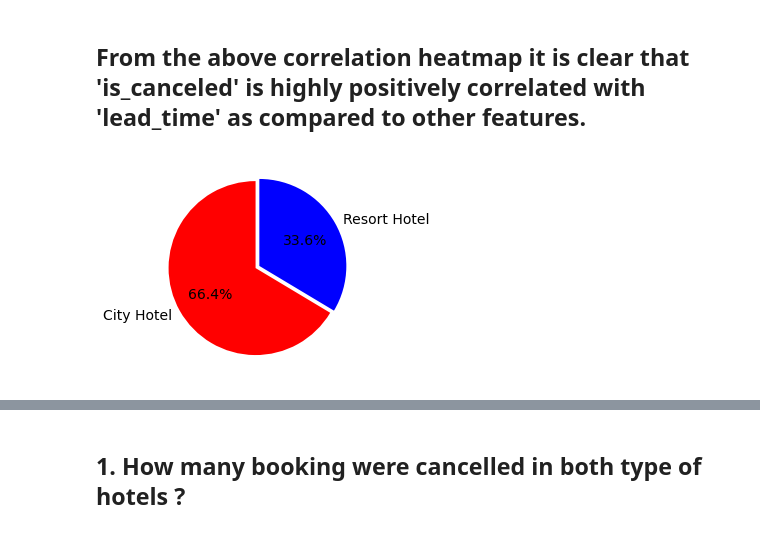
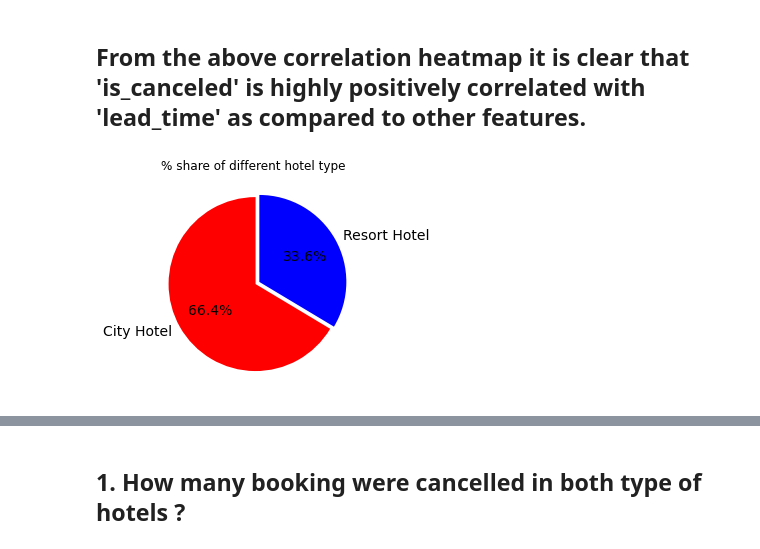
Before and after one commit to Shubhampanaskar/Hotel-Booking-Analysis-Capstone, a Jupyter notebook: Copy_of_Hotel_Booking_Analysis_BY_SHUBHAM_PANASKAR_Capstone_Project.ipynb, the cells around one changed output, grey strips where cells are left out. Saved outputs shown, nothing was run; the diff lists cells and outputs as text; code cells hidden in the pictures.

```diff
--- a/Copy_of_Hotel_Booking_Analysis_BY_SHUBHAM_PANASKAR_Capstone_Project.ipynb
+++ b/Copy_of_Hotel_Booking_Analysis_BY_SHUBHAM_PANASKAR_Capstone_Project.ipynb
@@ -305,12 +305,13 @@ sns.heatmap(hotel_df.corr(), cmap="coolwarm", annot=True)
 # %%
 # Pie plot to show types of hotels.
 
 labels = hotel_df['hotel'].value_counts().index.tolist()
 sizes = hotel_df['hotel'].value_counts().tolist()
 explode = (0, 0.05)
 colors = ['red', 'blue']
 
 plt.pie(sizes, explode=explode, labels=labels, colors=colors, autopct='%1.1f%%',startangle =90, textprops={'fontsize': 14})
+plt.title('% share of different hotel type ')
 plt.show()
 # %% [output]
-[figure, old version]
+[figure, new version]
```
Also changed, not shown: parts of 5 cells of this notebook.
